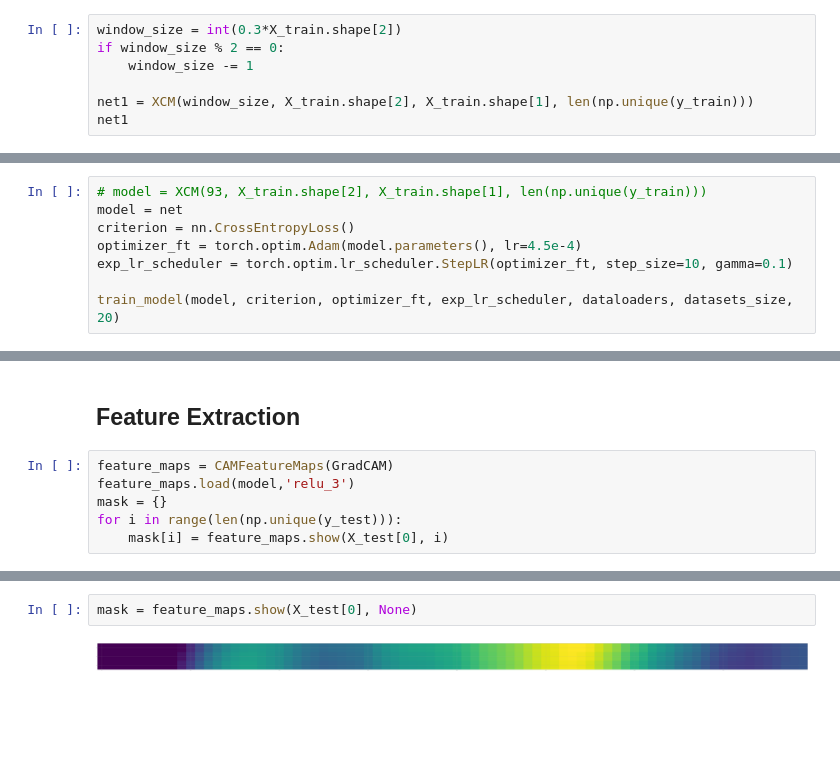
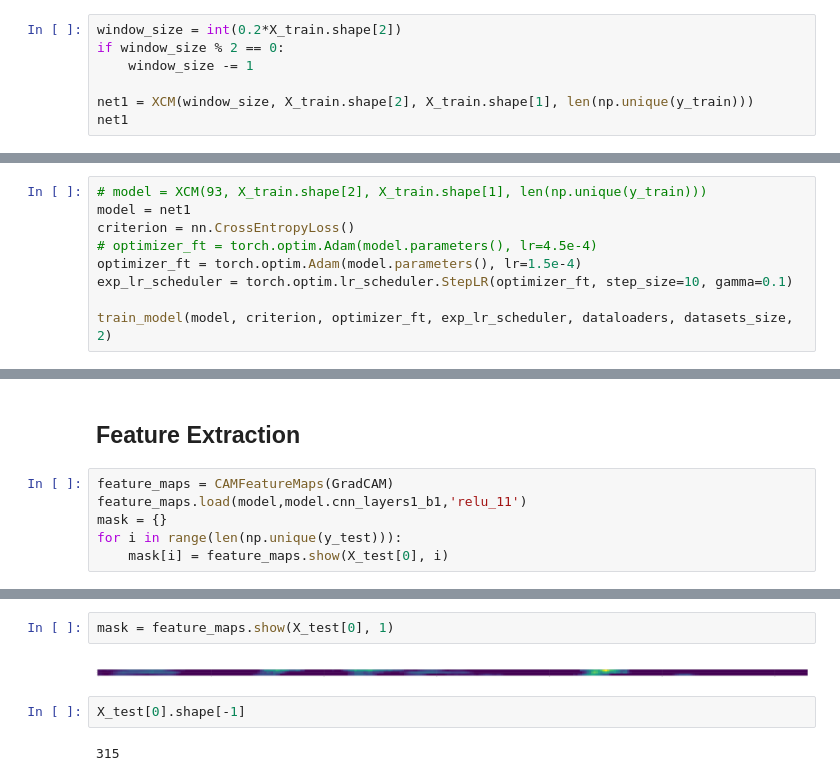
Before and after one commit to duyanhpham-brs/XAI-Multivariate-Time-Series, a Jupyter notebook: XAI_models_evaluation.ipynb, the cells around one changed output, grey strips where cells are left out. Saved outputs shown, nothing was run; the diff lists cells and outputs as text; blank space fills up the shorter version.

```diff
--- a/XAI_models_evaluation.ipynb
+++ b/XAI_models_evaluation.ipynb
@@ -85,7 +85,7 @@ Estimated Total Size (MB): 1.10
 # %% [markdown]
 ## XCM
 # %%
-window_size = int(0.3*X_train.shape[2])
+window_size = int(0.2*X_train.shape[2])
 if window_size % 2 == 0:
     window_size -= 1
 
@@ -141,10 +144,11 @@ Estimated Total Size (MB): 4.45
 # lr_finder.reset() # to reset the model and optimizer to their initial state
 # %%
 # model = XCM(93, X_train.shape[2], X_train.shape[1], len(np.unique(y_train)))
-model = net
+model = net1
 criterion = nn.CrossEntropyLoss()
-optimizer_ft = torch.optim.Adam(model.parameters(), lr=4.5e-4)
+# optimizer_ft = torch.optim.Adam(model.parameters(), lr=4.5e-4)
+optimizer_ft = torch.optim.Adam(model.parameters(), lr=1.5e-4)
 exp_lr_scheduler = torch.optim.lr_scheduler.StepLR(optimizer_ft, step_size=10, gamma=0.1)
 
-train_model(model, criterion, optimizer_ft, exp_lr_scheduler, dataloaders, datasets_size, 20)
+train_model(model, criterion, optimizer_ft, exp_lr_scheduler, dataloaders, datasets_size, 2)
 # %% [output]
@@ -183,7 +185,7 @@ val Loss: 1.0557 Acc: 0.7500 Correct: 240.0
 ## Feature Extraction
 # %%
 feature_maps = CAMFeatureMaps(GradCAM)
-feature_maps.load(model,'relu_3')
+feature_maps.load(model,model.cnn_layers1_b1,'relu_11')
 mask = {}
 for i in range(len(np.unique(y_test))):
     mask[i] = feature_maps.show(X_test[0], i)
@@ -199,4 +212,8 @@ for i in range(len(np.unique(y_test))):
 # %%
-mask = feature_maps.show(X_test[0], None)
+mask = feature_maps.show(X_test[0], 1)
 # %% [output]
-[figure, old version]
+[figure, new version]
+# %%
+X_test[0].shape[-1]
+# %% [output]
+315
```
Also changed, not shown: parts of 11 cells of this notebook, 5 other files.
